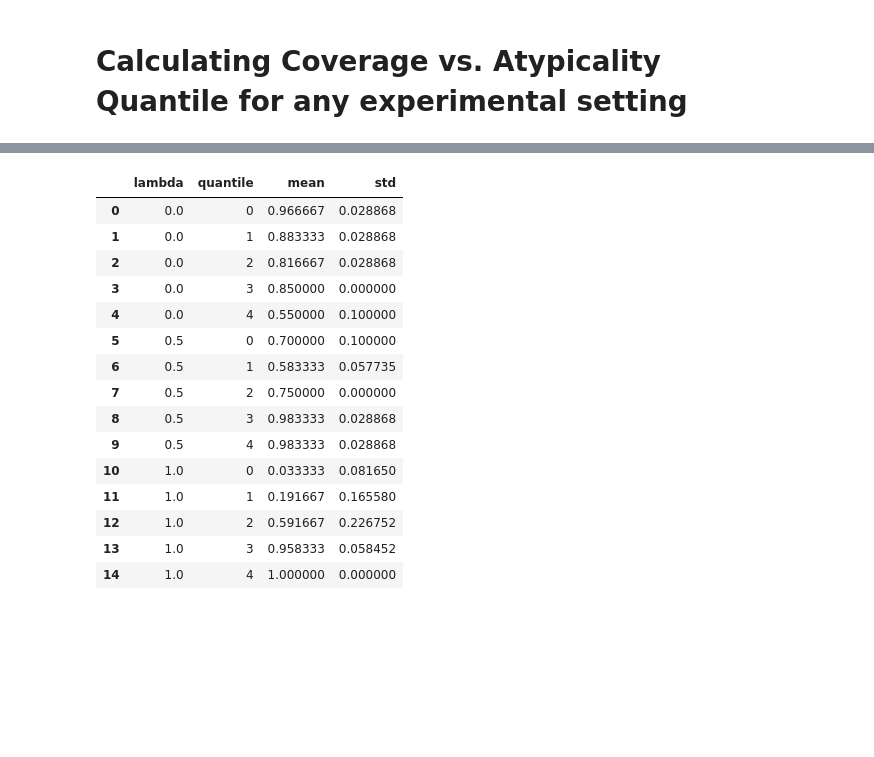
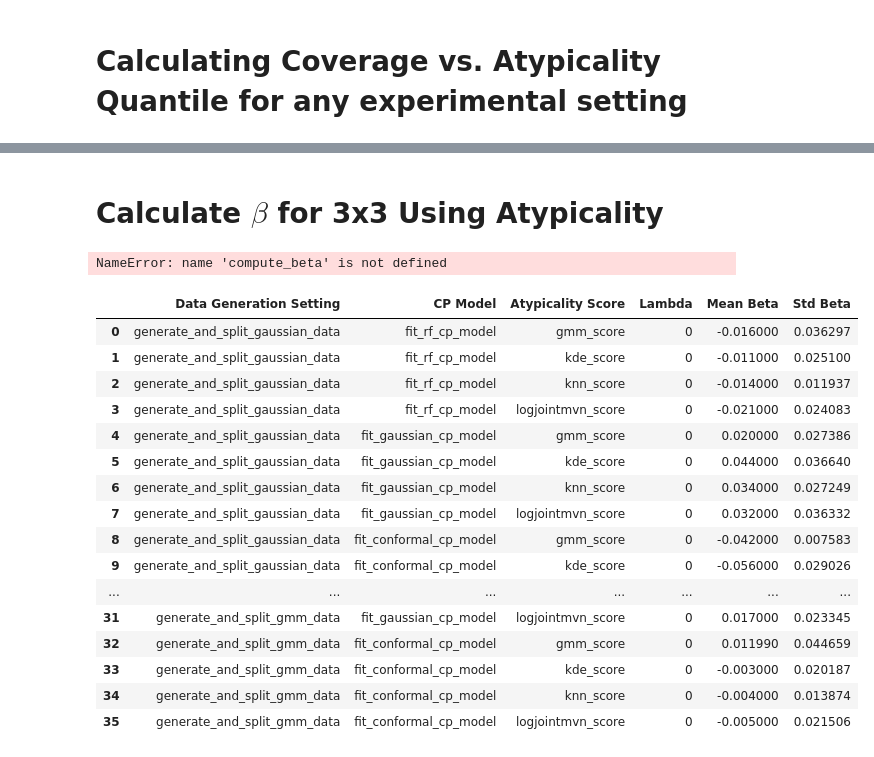
Before and after one commit to audtree/extending-atypicality, a Jupyter notebook: notebooks/proof-of-concept.ipynb, the cells around one changed output, grey strips where cells are left out. Drawn from its saved outputs; the diff is of its cells as text; code cells hidden in the pictures; blank space fills up the shorter version.

```diff
--- a/notebooks/proof-of-concept.ipynb
+++ b/notebooks/proof-of-concept.ipynb
@@ -53,21 +61,30 @@ plot_coverage_across_atypicality_quantile(df=coverage_by_quantile_lambda,
-# %%
-(coverage_by_quantile_lambda.groupby(['lambda', 'quantile'])['coverage']
-        .agg(['mean', 'std'])
-        .reset_index())
-# %% [output]
-|  | lambda | quantile | mean | std |
-| 0 | 0.0 | 0 | 0.966667 | 0.028868 |
-| 1 | 0.0 | 1 | 0.883333 | 0.028868 |
-| 2 | 0.0 | 2 | 0.816667 | 0.028868 |
-| 3 | 0.0 | 3 | 0.850000 | 0.000000 |
-| 4 | 0.0 | 4 | 0.550000 | 0.100000 |
-| 5 | 0.5 | 0 | 0.700000 | 0.100000 |
-| 6 | 0.5 | 1 | 0.583333 | 0.057735 |
-| 7 | 0.5 | 2 | 0.750000 | 0.000000 |
-| 8 | 0.5 | 3 | 0.983333 | 0.028868 |
-| 9 | 0.5 | 4 | 0.983333 | 0.028868 |
-| 10 | 1.0 | 0 | 0.033333 | 0.081650 |
-| 11 | 1.0 | 1 | 0.191667 | 0.165580 |
-| 12 | 1.0 | 2 | 0.591667 | 0.226752 |
-| 13 | 1.0 | 3 | 0.958333 | 0.058452 |
-| 14 | 1.0 | 4 | 1.000000 | 0.000000 |
+# %% [markdown]
+# Calculate $\beta$ for 3x3 Using Atypicality
+# %%
+beta_df = compute_beta(true_atypicality=True, silent=True)
+plot_betagrouped_by_atypicality(beta_df, "test")
+# %% [output]
+NameError: name 'compute_beta' is not defined
+# %%
+import pandas as pd
+beta_df = pd.DataFrame(beta_results)
+# %%
+beta_df
+# %% [output]
+|  | Data Generation Setting | CP Model | Atypicality Score | Lambda | Mean Beta | Std Beta |
+| 0 | generate_and_split_gaussian_data | fit_rf_cp_model | gmm_score | 0 | -0.016000 | 0.036297 |
+| 1 | generate_and_split_gaussian_data | fit_rf_cp_model | kde_score | 0 | -0.011000 | 0.025100 |
+| 2 | generate_and_split_gaussian_data | fit_rf_cp_model | knn_score | 0 | -0.014000 | 0.011937 |
+| 3 | generate_and_split_gaussian_data | fit_rf_cp_model | logjointmvn_score | 0 | -0.021000 | 0.024083 |
+| 4 | generate_and_split_gaussian_data | fit_gaussian_cp_model | gmm_score | 0 | 0.020000 | 0.027386 |
+| 5 | generate_and_split_gaussian_data | fit_gaussian_cp_model | kde_score | 0 | 0.044000 | 0.036640 |
+| 6 | generate_and_split_gaussian_data | fit_gaussian_cp_model | knn_score | 0 | 0.034000 | 0.027249 |
+| 7 | generate_and_split_gaussian_data | fit_gaussian_cp_model | logjointmvn_score | 0 | 0.032000 | 0.036332 |
+| 8 | generate_and_split_gaussian_data | fit_conformal_cp_model | gmm_score | 0 | -0.042000 | 0.007583 |
+| 9 | generate_and_split_gaussian_data | fit_conformal_cp_model | kde_score | 0 | -0.056000 | 0.029026 |
+| ... | ... | ... | ... | ... | ... | ... |
+| 31 | generate_and_split_gmm_data | fit_gaussian_cp_model | logjointmvn_score | 0 | 0.017000 | 0.023345 |
+| 32 | generate_and_split_gmm_data | fit_conformal_cp_model | gmm_score | 0 | 0.011990 | 0.044659 |
+| 33 | generate_and_split_gmm_data | fit_conformal_cp_model | kde_score | 0 | -0.003000 | 0.020187 |
+| 34 | generate_and_split_gmm_data | fit_conformal_cp_model | knn_score | 0 | -0.004000 | 0.013874 |
+| 35 | generate_and_split_gmm_data | fit_conformal_cp_model | logjointmvn_score | 0 | -0.005000 | 0.021506 |
```
Also changed, not shown: parts of 4 cells of this notebook, 6 other files.
